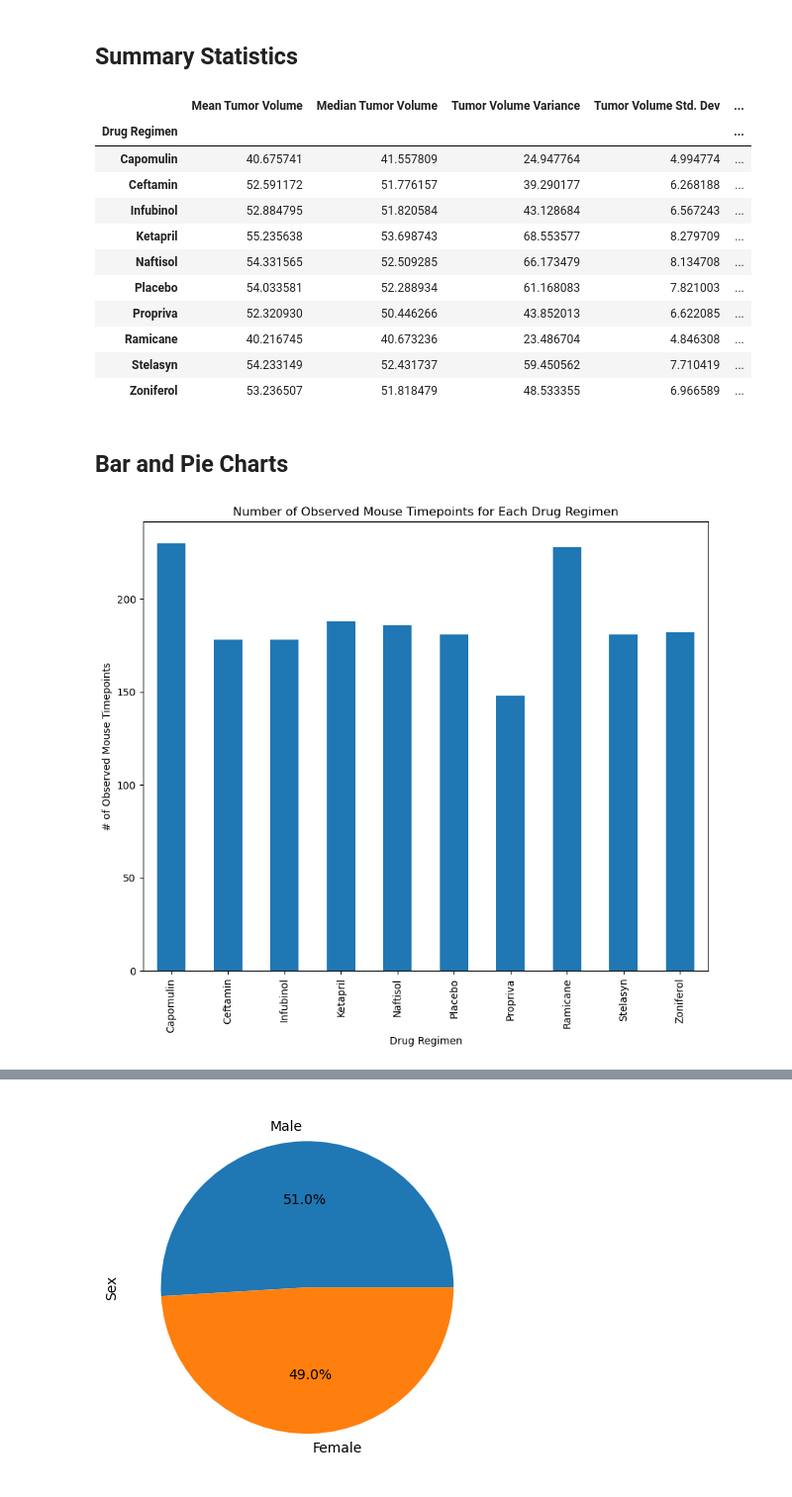
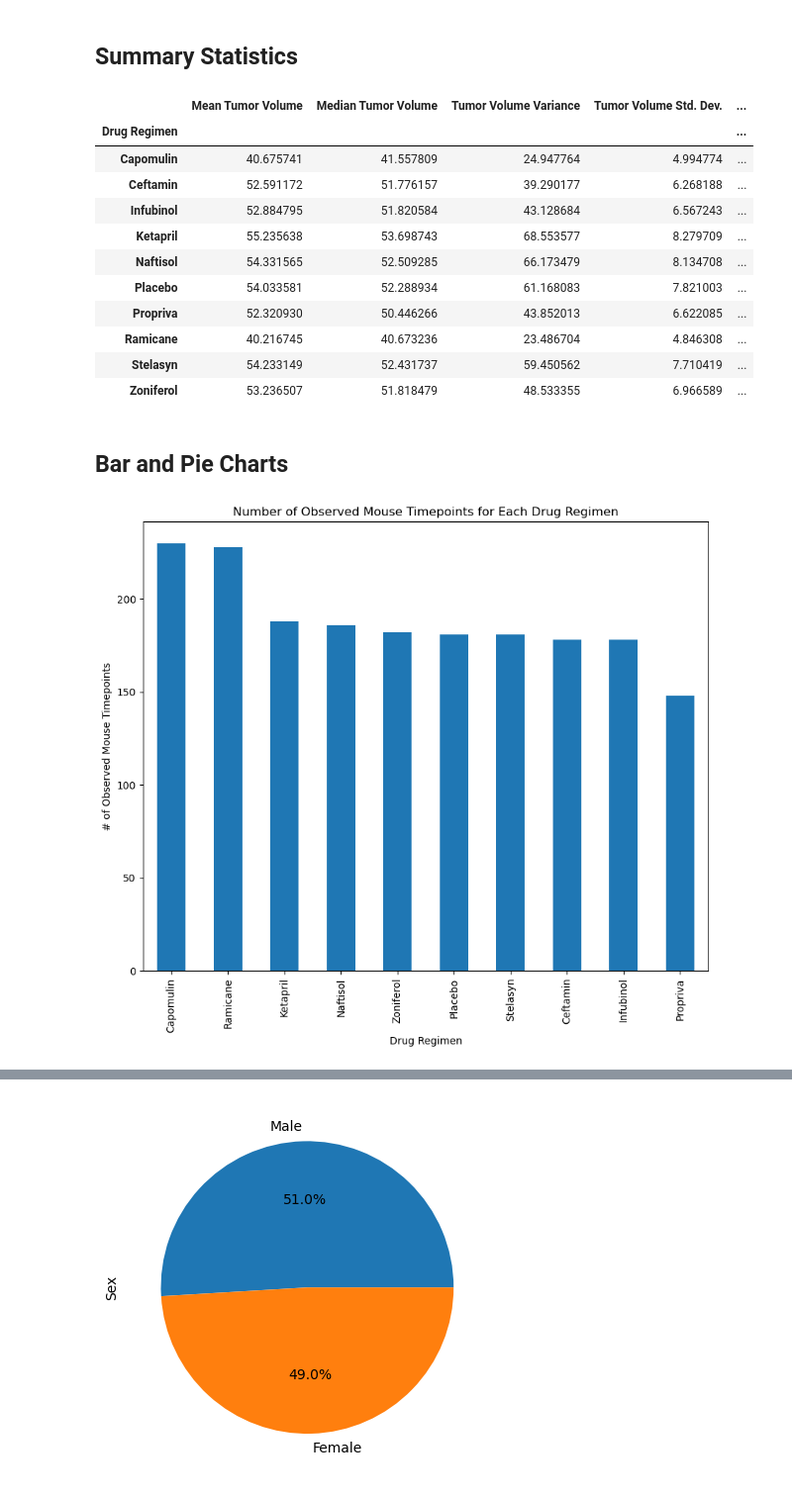
Before and after one commit to kh-student/matplotlib-challenge, a Jupyter notebook: Pymaceuticals/pymaceuticals.ipynb, the cells around one changed output, grey strips where cells are left out. Shown at 99% size. Cells and saved outputs as stored; diff of their text form; code cells hidden in the pictures.

```diff
--- a/Pymaceuticals/pymaceuticals.ipynb
+++ b/Pymaceuticals/pymaceuticals.ipynb
@@ -11,14 +11,14 @@ from scipy import stats
 
 # file paths
 mouse_metadata_data = ('data/Mouse_metadata.csv')
-study_results_data = ('data/Study_results.csv')
+study_results_data = ('data/study_results.csv')
 
 # read files
 mouse_metadata_df = pd.read_csv(mouse_metadata_data)
-study_results = pd.read_csv(study_results_data)
+study_results_df = pd.read_csv(study_results_data)
 
 # merge data frames
-raw_data_df = pd.merge(study_results, mouse_metadata_df, how="left")
+raw_data_df = pd.merge(study_results_df, mouse_metadata_df, how="left")
 
 # display merged data frame
 raw_data_df.head()
@@ -83,11 +83,11 @@ total_mice
 # %%
 # create summary statistics table
 drug_group = data_df.groupby(['Drug Regimen'])
-summary_stats = drug_group['Tumor Volume (mm3)'].agg(['mean','median','var','std','sem'])
-summary_stats.columns = ['Mean Tumor Volume', 'Median Tumor Volume','Tumor Volume Variance', 'Tumor Volume Std. Dev', 'Tumor Volume Std. Err.']
+summary_stats = drug_group['Tumor Volume (mm3)'].agg(['mean', 'median', 'var', 'std','sem'])
+summary_stats.columns = ['Mean Tumor Volume', 'Median Tumor Volume','Tumor Volume Variance', 'Tumor Volume Std. Dev.', 'Tumor Volume Std. Err.']
 summary_stats
 # %% [output]
-|  | Mean Tumor Volume | Median Tumor Volume | Tumor Volume Variance | Tumor Volume Std. Dev | ... |
+|  | Mean Tumor Volume | Median Tumor Volume | Tumor Volume Variance | Tumor Volume Std. Dev. | ... |
 | Drug Regimen |  |  |  |  | ... |
 | Capomulin | 40.675741 | 41.557809 | 24.947764 | 4.994774 | ... |
 | Ceftamin | 52.591172 | 51.776157 | 39.290177 | 6.268188 | ... |
@@ -104,19 +104,19 @@ summary_stats
 # %%
 # bar plot using pandas
 
 # define x axis
-timepoints_pandas = data_df.groupby('Drug Regimen')['Timepoint'].count()
+timepoints_pandas = data_df.groupby('Drug Regimen')['Timepoint'].count().sort_values(ascending=False)
 
-# creat bar plot
+# create bar plot
 bar_plot = timepoints_pandas.plot(kind='bar', figsize=(10,8), rot=90)
 bar_plot.set_xlabel('Drug Regimen')
 bar_plot.set_ylabel('# of Observed Mouse Timepoints')
 bar_plot.set_title('Number of Observed Mouse Timepoints for Each Drug Regimen')
 
 # display plot
 bar_plot;
 # %% [output]
-[figure, old version]
+[figure, new version]
 # %%
 # bar plot using pyplot
 
```
Also changed, not shown: parts of 8 cells of this notebook.
